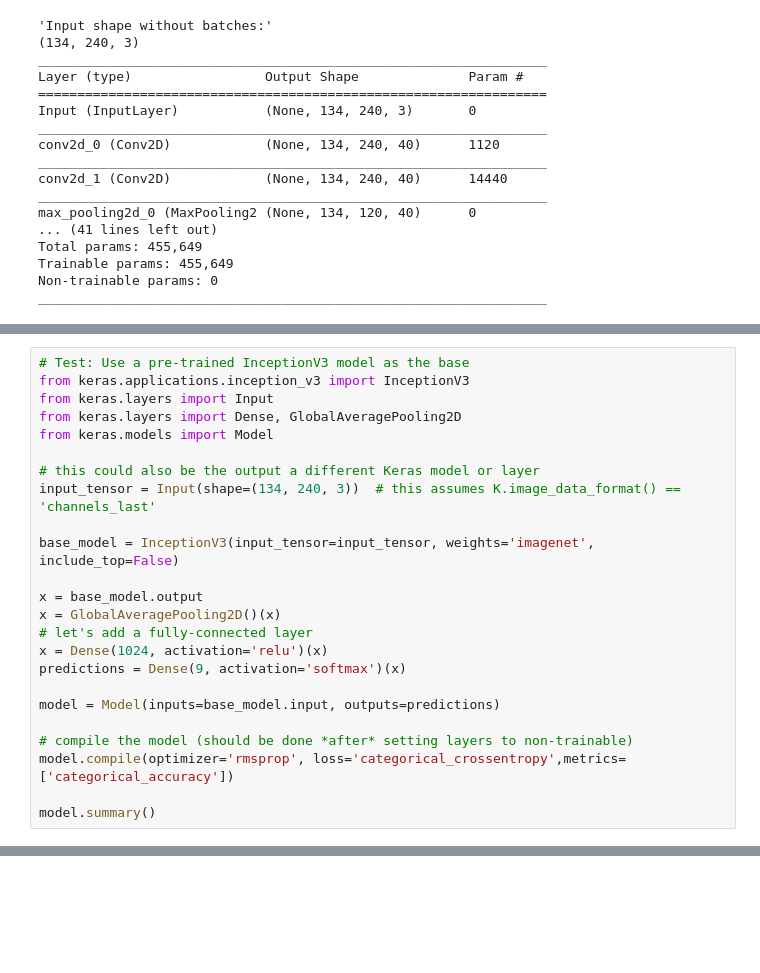
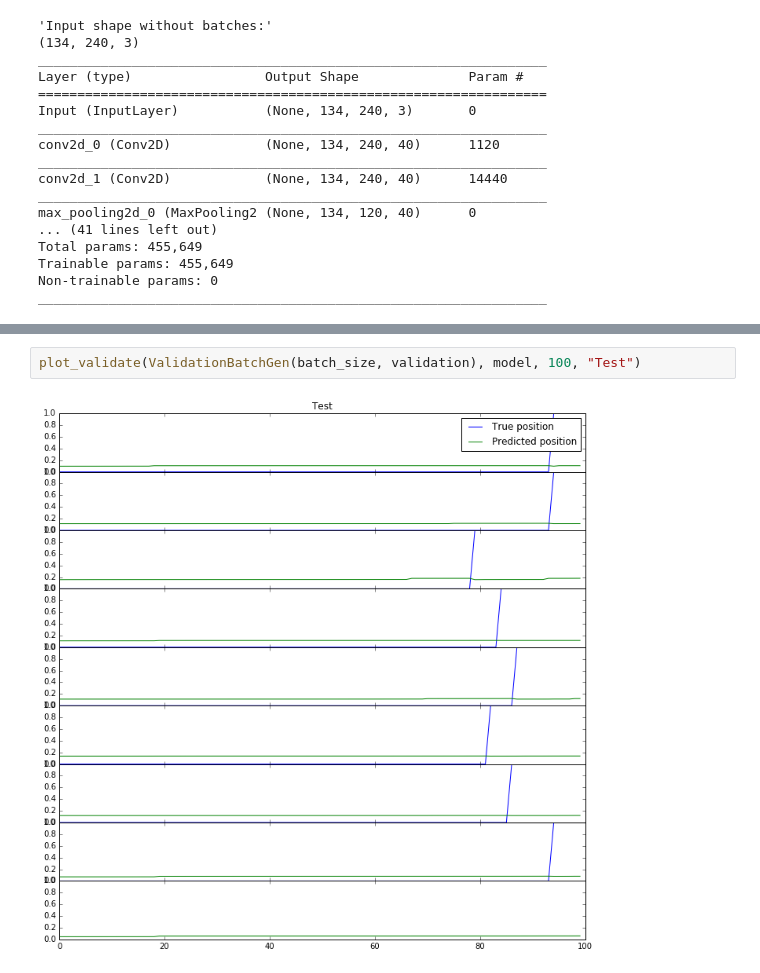
Before and after one commit to glmcdona/FoosSegmentation, a Jupyter notebook: ModelTraining/BallTracking.ipynb, the cells around one changed output, grey strips where cells are left out. Drawn from its saved outputs; the diff is of its cells as text; blank space fills up the shorter version.

```diff
--- a/ModelTraining/BallTracking.ipynb
+++ b/ModelTraining/BallTracking.ipynb
@@ -390,24 +432,0 @@ Epoch 1/1
-# %%
-# Test: Use a pre-trained InceptionV3 model as the base
-from keras.applications.inception_v3 import InceptionV3
-from keras.layers import Input
-from keras.layers import Dense, GlobalAveragePooling2D
-from keras.models import Model
-
-# this could also be the output a different Keras model or layer
-input_tensor = Input(shape=(134, 240, 3))  # this assumes K.image_data_format() == 'channels_last'
-
-base_model = InceptionV3(input_tensor=input_tensor, weights='imagenet', include_top=False)
-
-x = base_model.output
-x = GlobalAveragePooling2D()(x)
-# let's add a fully-connected layer
-x = Dense(1024, activation='relu')(x)
-predictions = Dense(9, activation='softmax')(x)
-
-model = Model(inputs=base_model.input, outputs=predictions)
-
-# compile the model (should be done *after* setting layers to non-trainable)
-model.compile(optimizer='rmsprop', loss='categorical_crossentropy',metrics=['categorical_accuracy'])
-
-model.summary()
@@ -431,0 +433,4 @@ ________________________________________________________________________________
+# %%
+plot_validate(ValidationBatchGen(batch_size, validation), model, 100, "Test")
+# %% [output]
+[figure, added]
```
Also changed, not shown: parts of 5 cells of this notebook, 5 other files.
